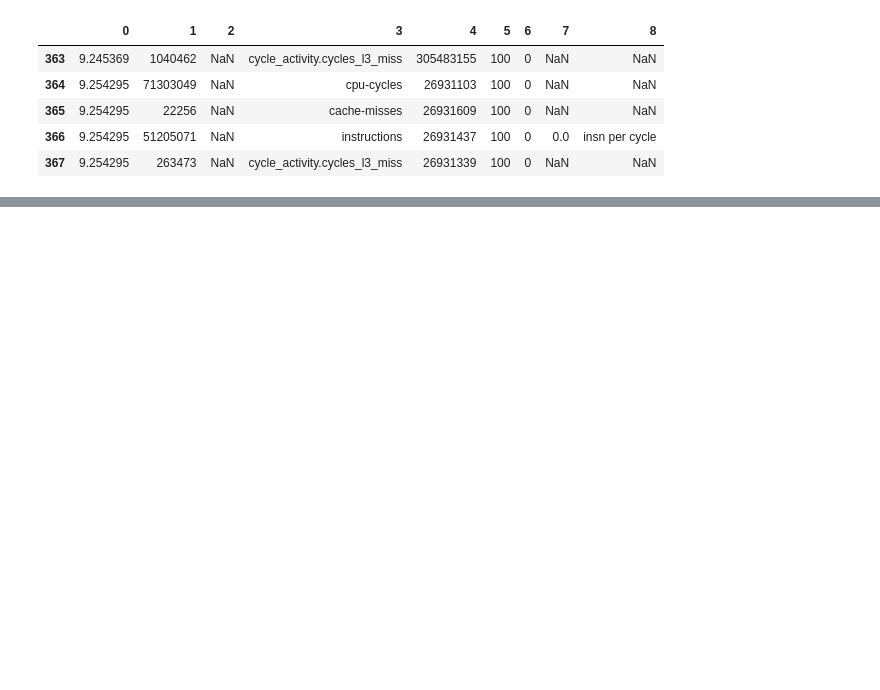
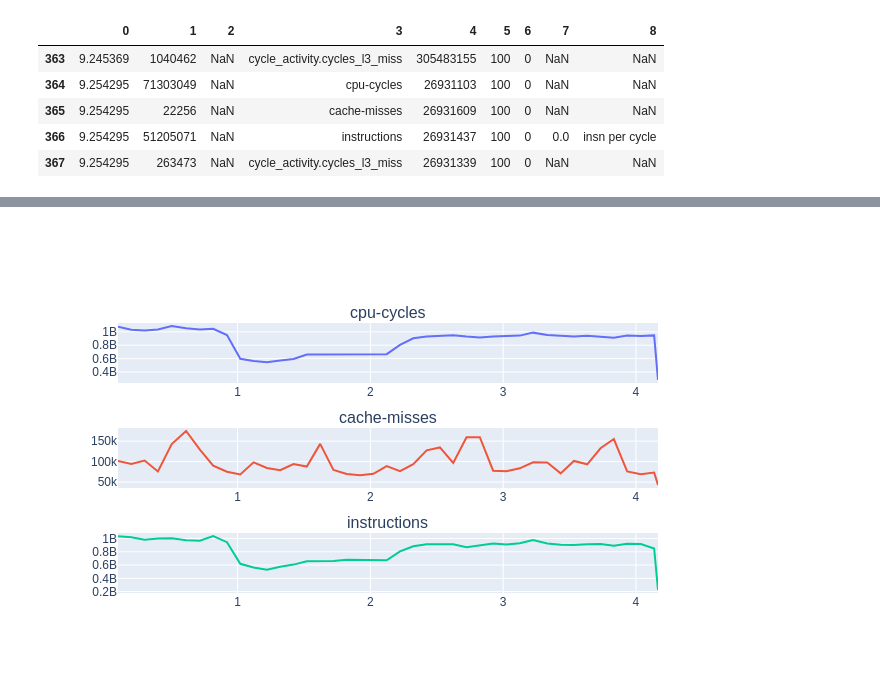
Before and after one commit to GMAP/visperf, a Jupyter notebook: src/applications/simple-test/analysis/plot-data.ipynb, the cells around one changed output, grey strips where cells are left out. Cells and saved outputs as stored; diff of their text form; code cells hidden in the pictures; blank space fills up the shorter version.

```diff
--- a/src/applications/simple-test/analysis/plot-data.ipynb
+++ b/src/applications/simple-test/analysis/plot-data.ipynb
@@ -78,0 +50,4 @@ fig.show()
+# %%
+events = ["cpu-cycles", "cache-misses", "instructions"]
+data_t2_df = pd.read_csv("../data/perf-test-2.csv", skiprows=1, header=None)
+data_t2_df.tail()
@@ -78,0 +61,19 @@ fig.show()
+# %%
+cols = 1
+rows = math.ceil(len(events) / cols)
+fig = make_subplots(rows=rows, cols=cols, subplot_titles=events)
+
+for i, event in enumerate(events):
+    col = (i % cols) + 1
+    row = math.ceil((i + 1) / cols)
+    df = data_t2_df.loc[data_t2_df[3] == event]
+    fig.add_trace(
+        go.Scatter(x=df[0].values, y=df[1].values, mode="lines"),
+        row=row,
+        col=col
+    )
+
+fig.update_layout(showlegend=False)
+fig.show(renderer="png")
+# %% [output]
+[figure, added]
```
Also changed, not shown: parts of 12 cells of this notebook.
